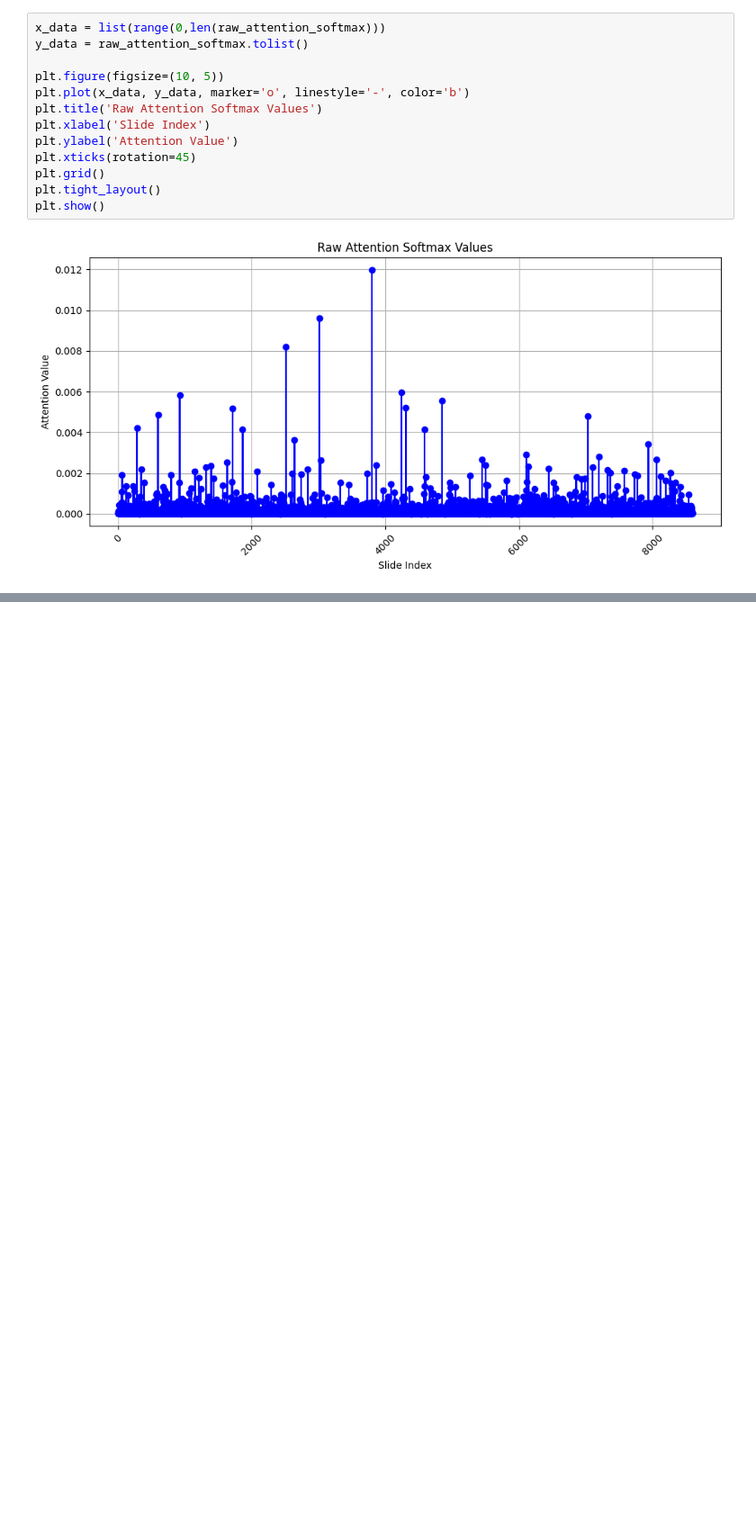
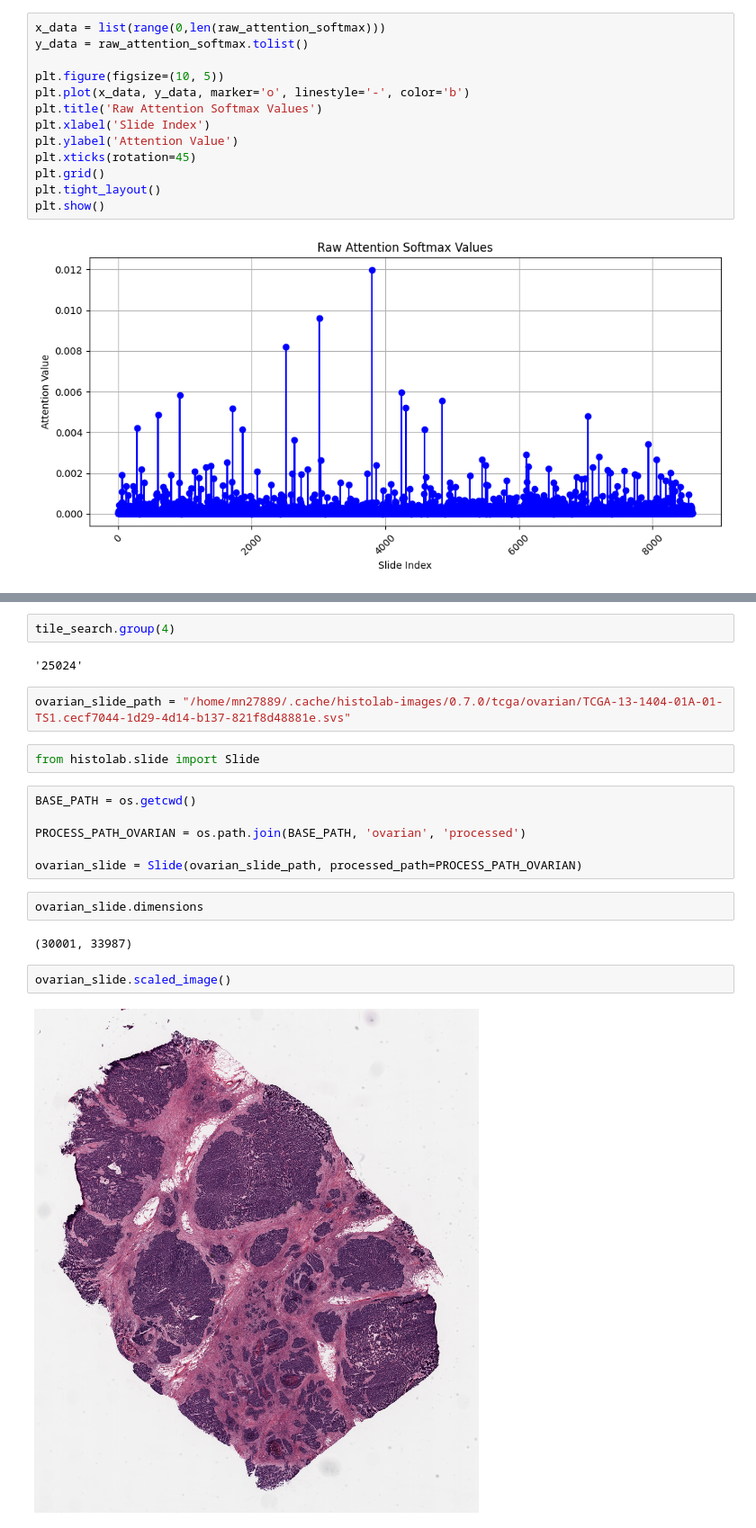
Before and after one commit to embedded-robotics/path-agent, a Jupyter notebook: test_chief.ipynb, the cells around one changed output, grey strips where cells are left out. Shown at 90% size. Saved outputs shown, nothing was run; the diff lists cells and outputs as text; blank space fills up the shorter version.

```diff
--- a/test_chief.ipynb
+++ b/test_chief.ipynb
@@ -165,0 +196,22 @@ plt.show()
+# %%
+tile_search.group(4)
+# %% [output]
+'25024'
+# %%
+ovarian_slide_path = "/home/mn27889/.cache/histolab-images/0.7.0/tcga/ovarian/TCGA-13-1404-01A-01-TS1.cecf7044-1d29-4d14-b137-821f8d48881e.svs"
+# %%
+from histolab.slide import Slide
+# %%
+BASE_PATH = os.getcwd()
+
+PROCESS_PATH_OVARIAN = os.path.join(BASE_PATH, 'ovarian', 'processed')
+
+ovarian_slide = Slide(ovarian_slide_path, processed_path=PROCESS_PATH_OVARIAN)
+# %%
+ovarian_slide.dimensions
+# %% [output]
+(30001, 33987)
+# %%
+ovarian_slide.scaled_image()
+# %% [output]
+[figure, added]
```
Also changed, not shown: parts of 7 cells of this notebook, 4 other files.
